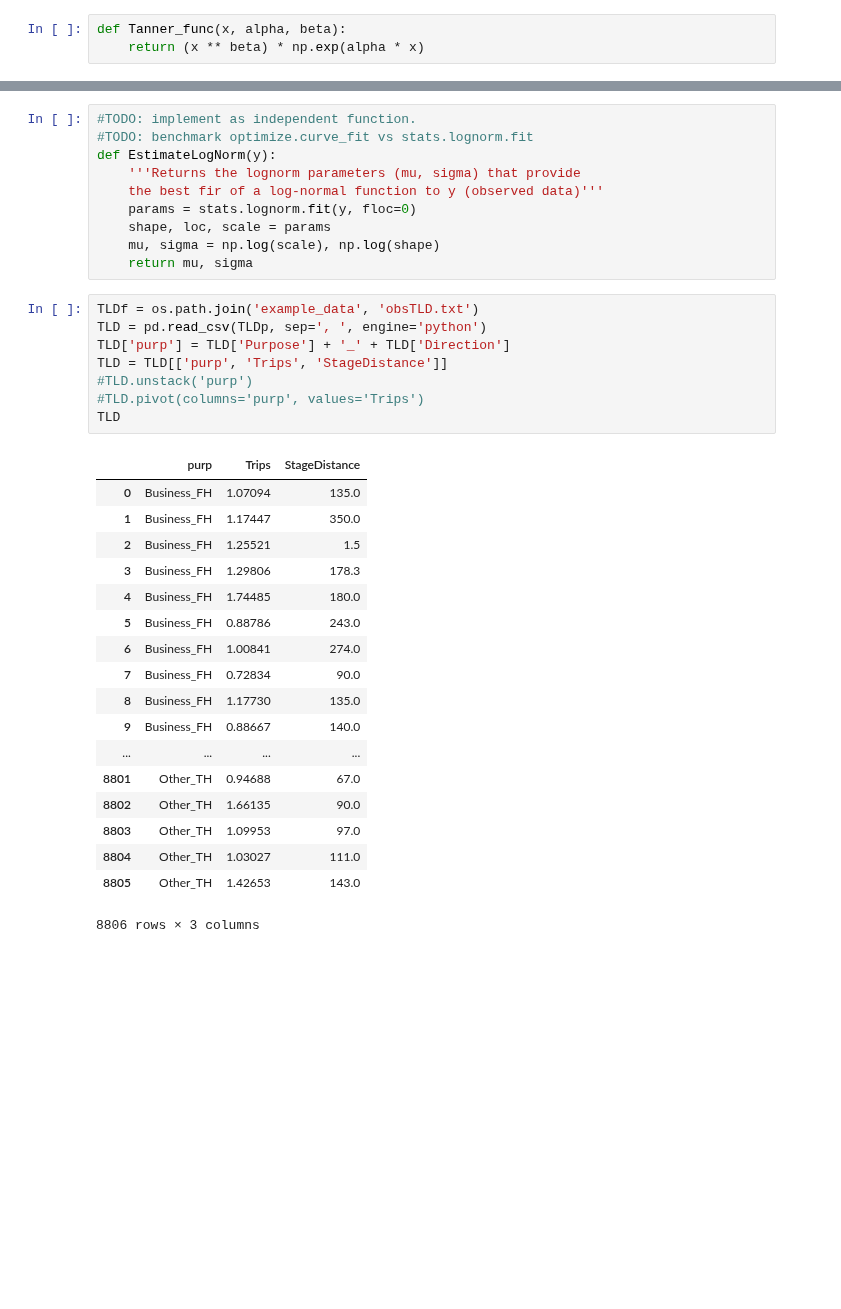
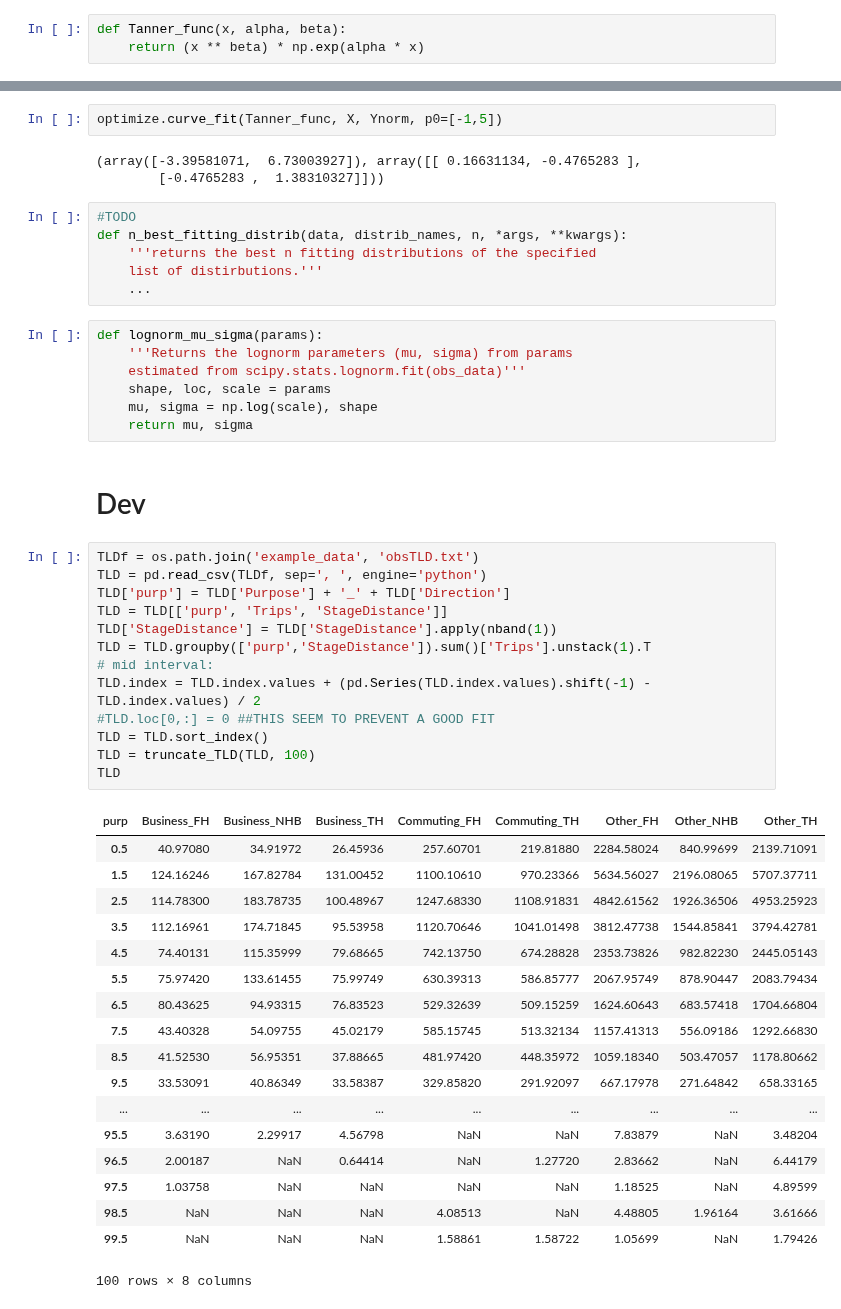
Before and after one commit to jabellcu/TPlanning_matrices, a Jupyter notebook: Gravity.ipynb, the cells around one changed output, grey strips where cells are left out. Drawn from its saved outputs; the diff is of its cells as text; blank space fills up the shorter version.

Commit message:
refine Gravity
Multiple functions (distirbutions) can be estimated (fitted or
optimized).
Coded Tanner function as a statistical distribution.

```diff
--- a/Gravity.ipynb
+++ b/Gravity.ipynb
@@ -29,37 +59,52 @@ def EstimateParameters(func, x, y, p0=[-1,5]):
+# %%
+optimize.curve_fit(Tanner_func, X, Ynorm, p0=[-1,5])
+# %% [output]
+(array([-3.39581071,  6.73003927]), array([[ 0.16631134, -0.4765283 ],
+        [-0.4765283 ,  1.38310327]]))
+# %%
+#TODO
+def n_best_fitting_distrib(data, distrib_names, n, *args, **kwargs):
+    '''returns the best n fitting distributions of the specified
+    list of distirbutions.'''
+    ...
 # %%
-#TODO: implement as independent function.
-#TODO: benchmark optimize.curve_fit vs stats.lognorm.fit
-def EstimateLogNorm(y):
-    '''Returns the lognorm parameters (mu, sigma) that provide
-    the best fir of a log-normal function to y (observed data)'''
-    params = stats.lognorm.fit(y, floc=0)
+def lognorm_mu_sigma(params):
+    '''Returns the lognorm parameters (mu, sigma) from params
+    estimated from scipy.stats.lognorm.fit(obs_data)'''
     shape, loc, scale = params
-    mu, sigma = np.log(scale), np.log(shape)
+    mu, sigma = np.log(scale), shape
     return mu, sigma
+# %% [markdown]
+# Dev
 # %%
 TLDf = os.path.join('example_data', 'obsTLD.txt')
-TLD = pd.read_csv(TLDp, sep=', ', engine='python')
+TLD = pd.read_csv(TLDf, sep=', ', engine='python')
 TLD['purp'] = TLD['Purpose'] + '_' + TLD['Direction']
 TLD = TLD[['purp', 'Trips', 'StageDistance']]
-#TLD.unstack('purp')
-#TLD.pivot(columns='purp', values='Trips')
+TLD['StageDistance'] = TLD['StageDistance'].apply(nband(1))
+TLD = TLD.groupby(['purp','StageDistance']).sum()['Trips'].unstack(1).T
+# mid interval:
+TLD.index = TLD.index.values + (pd.Series(TLD.index.values).shift(-1) - TLD.index.values) / 2
+#TLD.loc[0,:] = 0 ##THIS SEEM TO PREVENT A GOOD FIT
+TLD = TLD.sort_index()
+TLD = truncate_TLD(TLD, 100)
 TLD
 # %% [output]
-|  | purp | Trips | StageDistance |
-| 0 | Business_FH | 1.07094 | 135.0 |
-| 1 | Business_FH | 1.17447 | 350.0 |
-| 2 | Business_FH | 1.25521 | 1.5 |
-| 3 | Business_FH | 1.29806 | 178.3 |
-| 4 | Business_FH | 1.74485 | 180.0 |
-| 5 | Business_FH | 0.88786 | 243.0 |
-| 6 | Business_FH | 1.00841 | 274.0 |
-| 7 | Business_FH | 0.72834 | 90.0 |
-| 8 | Business_FH | 1.17730 | 135.0 |
-| 9 | Business_FH | 0.88667 | 140.0 |
-| ... | ... | ... | ... |
-| 8801 | Other_TH | 0.94688 | 67.0 |
-| 8802 | Other_TH | 1.66135 | 90.0 |
-| 8803 | Other_TH | 1.09953 | 97.0 |
-| 8804 | Other_TH | 1.03027 | 111.0 |
-| 8805 | Other_TH | 1.42653 | 143.0 |
+| purp | Business_FH | Business_NHB | Business_TH | Commuting_FH | Commuting_TH | Other_FH | Other_NHB | Other_TH |
+| 0.5 | 40.97080 | 34.91972 | 26.45936 | 257.60701 | 219.81880 | 2284.58024 | 840.99699 | 2139.71091 |
+| 1.5 | 124.16246 | 167.82784 | 131.00452 | 1100.10610 | 970.23366 | 5634.56027 | 2196.08065 | 5707.37711 |
+| 2.5 | 114.78300 | 183.78735 | 100.48967 | 1247.68330 | 1108.91831 | 4842.61562 | 1926.36506 | 4953.25923 |
+| 3.5 | 112.16961 | 174.71845 | 95.53958 | 1120.70646 | 1041.01498 | 3812.47738 | 1544.85841 | 3794.42781 |
+| 4.5 | 74.40131 | 115.35999 | 79.68665 | 742.13750 | 674.28828 | 2353.73826 | 982.82230 | 2445.05143 |
+| 5.5 | 75.97420 | 133.61455 | 75.99749 | 630.39313 | 586.85777 | 2067.95749 | 878.90447 | 2083.79434 |
+| 6.5 | 80.43625 | 94.93315 | 76.83523 | 529.32639 | 509.15259 | 1624.60643 | 683.57418 | 1704.66804 |
+| 7.5 | 43.40328 | 54.09755 | 45.02179 | 585.15745 | 513.32134 | 1157.41313 | 556.09186 | 1292.66830 |
+| 8.5 | 41.52530 | 56.95351 | 37.88665 | 481.97420 | 448.35972 | 1059.18340 | 503.47057 | 1178.80662 |
+| 9.5 | 33.53091 | 40.86349 | 33.58387 | 329.85820 | 291.92097 | 667.17978 | 271.64842 | 658.33165 |
+| ... | ... | ... | ... | ... | ... | ... | ... | ... |
+| 95.5 | 3.63190 | 2.29917 | 4.56798 | NaN | NaN | 7.83879 | NaN | 3.48204 |
+| 96.5 | 2.00187 | NaN | 0.64414 | NaN | 1.27720 | 2.83662 | NaN | 6.44179 |
+| 97.5 | 1.03758 | NaN | NaN | NaN | NaN | 1.18525 | NaN | 4.89599 |
+| 98.5 | NaN | NaN | NaN | 4.08513 | NaN | 4.48805 | 1.96164 | 3.61666 |
+| 99.5 | NaN | NaN | NaN | 1.58861 | 1.58722 | 1.05699 | NaN | 1.79426 |
-8806 rows × 3 columns
+100 rows × 8 columns
```
Also changed, not shown: parts of 16 cells of this notebook.
